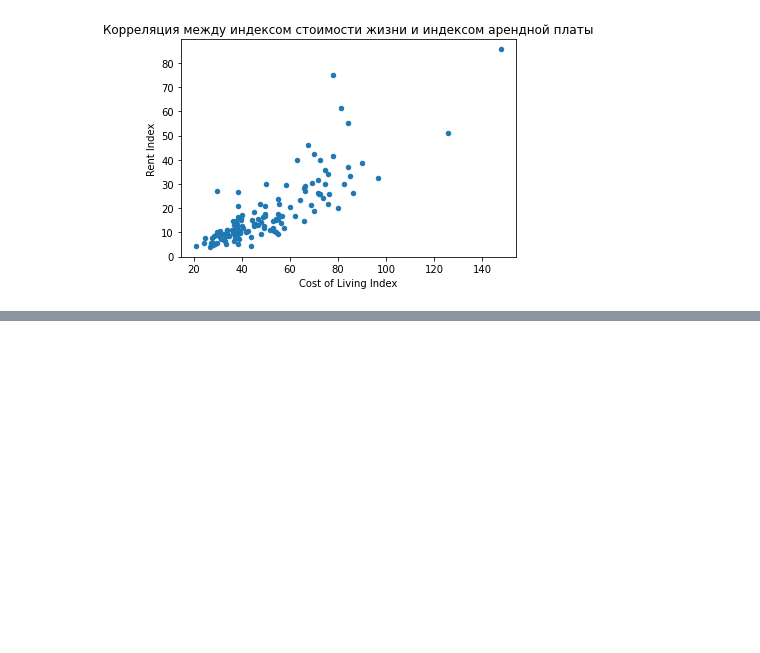
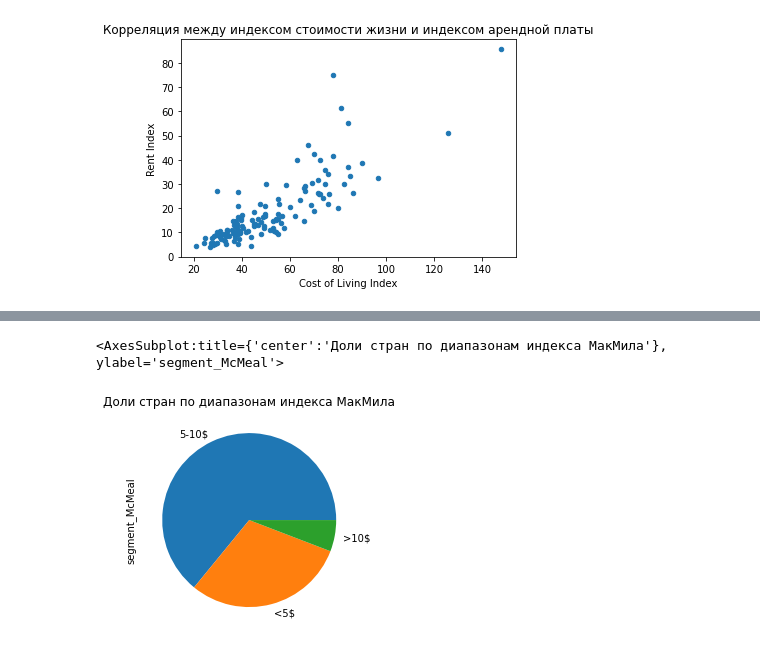
Before and after one commit to Kira1908/homework, a Jupyter notebook: HW_stat_EDA.ipynb, the cells around one changed output, grey strips where cells are left out. Cells and saved outputs as stored; diff of their text form; code cells hidden in the pictures; blank space fills up the shorter version.

Commit message:
visual

```diff
--- a/HW_stat_EDA.ipynb
+++ b/HW_stat_EDA.ipynb
@@ -61,0 +55,4 @@ IndexError: .iloc requires numeric indexers, got ['Bermuda' 'Norway']
+# %%
+st1 = stat.iloc[:, [1,-2]]
+st2 = st1[(st1['McMeal($)'] != 0)]
+st2
@@ -61,0 +73,11 @@ IndexError: .iloc requires numeric indexers, got ['Bermuda' 'Norway']
+# %%
+def segment(row):
+    if row['McMeal($)'] < 5:
+        return '<5$'
+    if row['McMeal($)'] < 10:
+        return '5-10$'
+    else:
+        return '>10$'
+# %%
+st2['segment_McMeal'] = st2.apply(segment, axis = 1)
+st2
@@ -61,0 +103,6 @@ IndexError: .iloc requires numeric indexers, got ['Bermuda' 'Norway']
+# %%
+pie_st = st2['segment_McMeal'].value_counts()
+pie_st.plot(kind='pie', title='Доли стран по диапазонам индекса МакМила')
+# %% [output]
+<AxesSubplot:title={'center':'Доли стран по диапазонам индекса МакМила'}, ylabel='segment_McMeal'>
+[figure, added]
```
Also changed, not shown: parts of 12 cells of this notebook.
